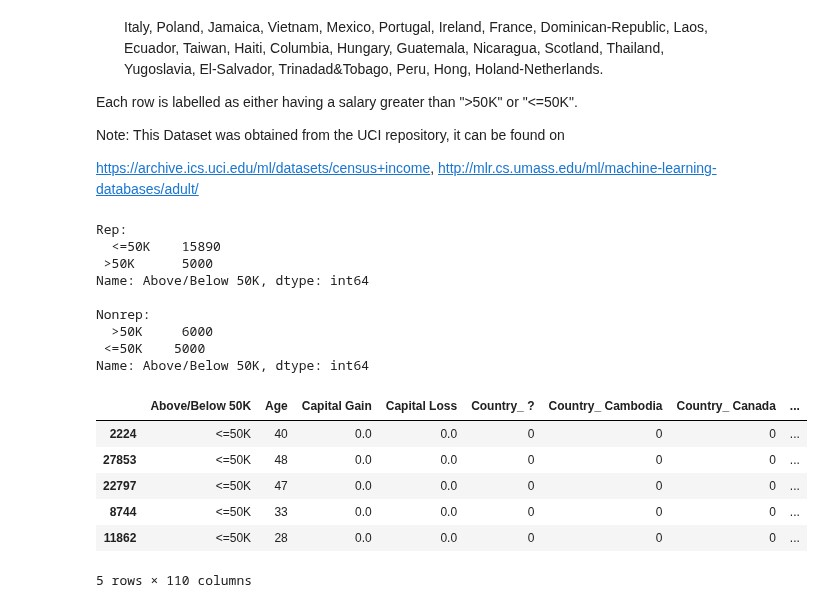
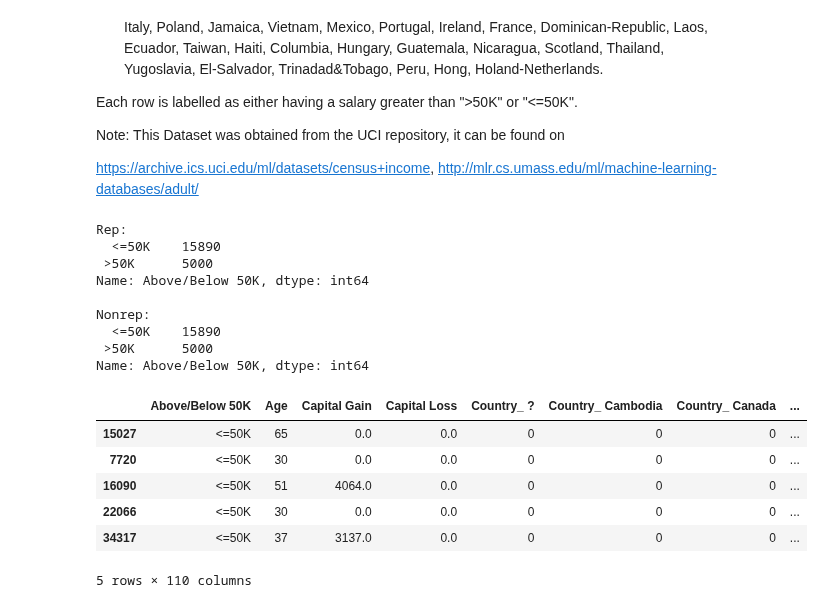
Before and after one commit to laksannathan/maximal-representative-sampling, a Jupyter notebook: src/MRS.ipynb, the cells around one changed output. Drawn from its saved outputs; the diff is of its cells as text; code cells hidden in the pictures.

```diff
--- a/src/MRS.ipynb
+++ b/src/MRS.ipynb
@@ -129,11 +126,7 @@ for c in ctg:
                                        prefix=c,
                                        dummy_na=False)], axis=1).drop([c],axis=1)
 
-'''
-Rep:
-<=50K    37155
->50K     11687
-'''
+'''Rep: <=50K    37155 - >50K     11687'''
 
 df_high = df[df['Above/Below 50K'] == " >50K"].copy(deep=True)
 df_low = df[df['Above/Below 50K'] == " <=50K"].copy(deep=True)
@@ -145,40 +138,40 @@ df_high = df_high.reindex(np.random.permutation(df_high.index))
 rep = pd.concat([df_low.head(15890).copy(deep=True),
                  df_high.head(5000).copy(deep=True)], sort=True)
 
-nonrep = pd.concat([df_low.tail(5000).copy(deep=True),
-                    df_high.tail(6000).copy(deep=True)], sort=True)
+nonrep = pd.concat([df_low.tail(15890).copy(deep=True),
+                    df_high.tail(5000).copy(deep=True)], sort=True)
 
 print('Rep: \n', rep['Above/Below 50K'].value_counts(), '\n')
 print('Nonrep: \n', nonrep['Above/Below 50K'].value_counts())
 
 nonrep['label'] = 1
 rep['label'] = 0
 
 del df, df_low, df_high
 
 data = pd.concat([nonrep, rep], sort=True)
 
 cols = list(data.columns)
 meta = ['label', 'Above/Below 50K', 'index', 'bootstrap']
 for m in meta:
     if m in cols:
         cols.remove(m)
 
 data.head()
 # %% [output]
 Rep:
   <=50K    15890
  >50K      5000
 Name: Above/Below 50K, dtype: int64
 
 Nonrep:
-  >50K     6000
- <=50K    5000
+  <=50K    15890
+ >50K      5000
 Name: Above/Below 50K, dtype: int64
 |  | Above/Below 50K | Age | Capital Gain | Capital Loss | Country_ ? | Country_ Cambodia | Country_ Canada | ... |
-| 2224 | <=50K | 40 | 0.0 | 0.0 | 0 | 0 | 0 | ... |
-| 27853 | <=50K | 48 | 0.0 | 0.0 | 0 | 0 | 0 | ... |
-| 22797 | <=50K | 47 | 0.0 | 0.0 | 0 | 0 | 0 | ... |
-| 8744 | <=50K | 33 | 0.0 | 0.0 | 0 | 0 | 0 | ... |
-| 11862 | <=50K | 28 | 0.0 | 0.0 | 0 | 0 | 0 | ... |
+| 15027 | <=50K | 65 | 0.0 | 0.0 | 0 | 0 | 0 | ... |
+| 7720 | <=50K | 30 | 0.0 | 0.0 | 0 | 0 | 0 | ... |
+| 16090 | <=50K | 51 | 4064.0 | 0.0 | 0 | 0 | 0 | ... |
+| 22066 | <=50K | 30 | 0.0 | 0.0 | 0 | 0 | 0 | ... |
+| 34317 | <=50K | 37 | 3137.0 | 0.0 | 0 | 0 | 0 | ... |
 5 rows × 110 columns
```
Also changed, not shown: parts of 9 cells of this notebook, 12 other files.
